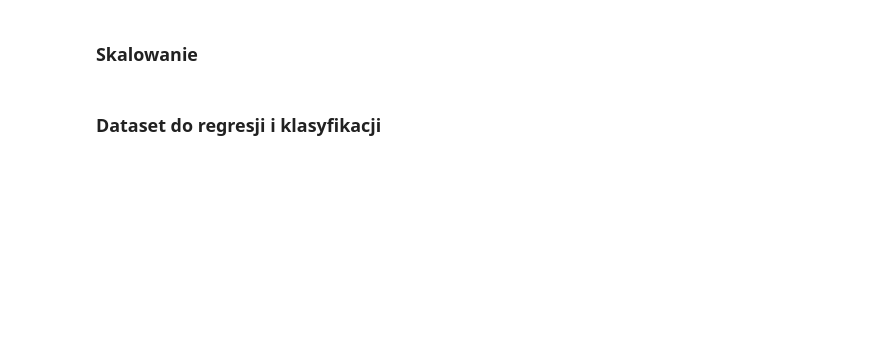
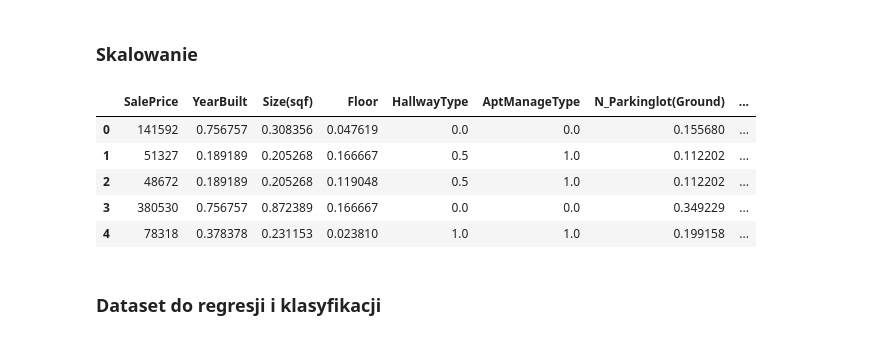
Before and after one commit to janekfilipecki/neural-networks, a Jupyter notebook: embeddings.ipynb, the cells around one changed output. Cells and saved outputs as stored; diff of their text form; code cells hidden in the pictures; blank space fills up the shorter version.

```diff
--- a/embeddings.ipynb
+++ b/embeddings.ipynb
@@ -229,3 +239,18 @@ encoded_train
+# %%
+scaler = MinMaxScaler()
+num_features_cols = list(encoded_train.drop(labels_columns, axis=1).columns)
+num_features_cols.remove("SalePrice")
+num_features_cols
+num_features = encoded_train[num_features_cols]
+encoded_train[num_features_cols] = scaler.fit_transform(num_features)
+encoded_train.head()
+# %% [output]
+|  | SalePrice | YearBuilt | Size(sqf) | Floor | HallwayType | AptManageType | N_Parkinglot(Ground) | ... |
+| 0 | 141592 | 0.756757 | 0.308356 | 0.047619 | 0.0 | 0.0 | 0.155680 | ... |
+| 1 | 51327 | 0.189189 | 0.205268 | 0.166667 | 0.5 | 1.0 | 0.112202 | ... |
+| 2 | 48672 | 0.189189 | 0.205268 | 0.119048 | 0.5 | 1.0 | 0.112202 | ... |
+| 3 | 380530 | 0.756757 | 0.872389 | 0.166667 | 0.0 | 0.0 | 0.349229 | ... |
+| 4 | 78318 | 0.378378 | 0.231153 | 0.023810 | 1.0 | 1.0 | 0.199158 | ... |
 # %% [markdown]
 ### Dataset do regresji i klasyfikacji
 # %%
```
Also changed, not shown: parts of 11 cells of this notebook, 1 other file.
